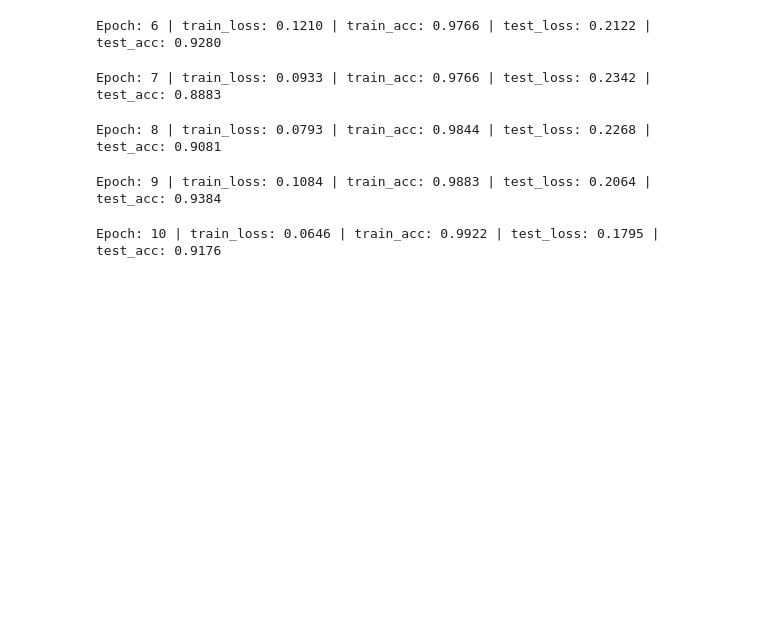
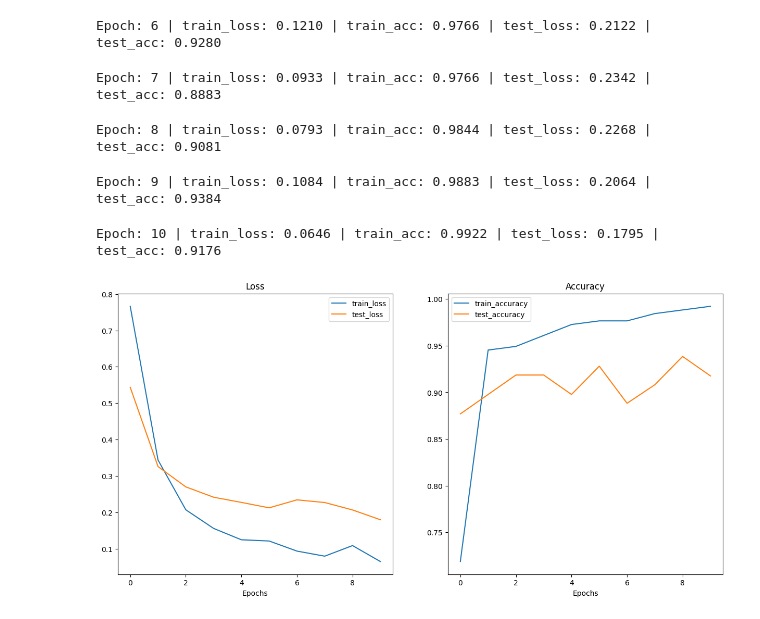
Before and after one commit to ChandulaSenevirathna/Vision_Transform_PyTorch, a Jupyter notebook: vit.ipynb, the cells around one changed output. Cells and saved outputs as stored; diff of their text form; code cells hidden in the pictures; blank space fills up the shorter version.

Commit message:
loss curves plotted

```diff
--- a/vit.ipynb
+++ b/vit.ipynb
@@ -960,3 +960,10 @@ Epoch: 7 | train_loss: 0.0933 | train_acc: 0.9766 | test_loss: 0.2342 | test_acc
 Epoch: 8 | train_loss: 0.0793 | train_acc: 0.9844 | test_loss: 0.2268 | test_acc: 0.9081
 Epoch: 9 | train_loss: 0.1084 | train_acc: 0.9883 | test_loss: 0.2064 | test_acc: 0.9384
 Epoch: 10 | train_loss: 0.0646 | train_acc: 0.9922 | test_loss: 0.1795 | test_acc: 0.9176
+# %%
+# Plot the loss curves
+from helper_functions import plot_loss_curves
+
+plot_loss_curves(pretrained_vit_results)
+# %% [output]
+[figure, added]
```
